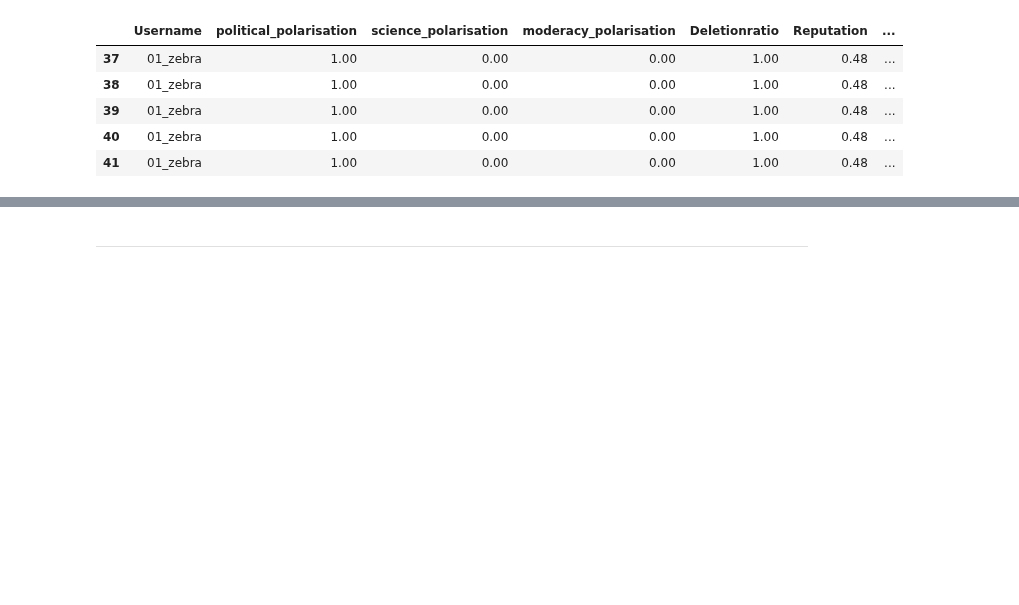
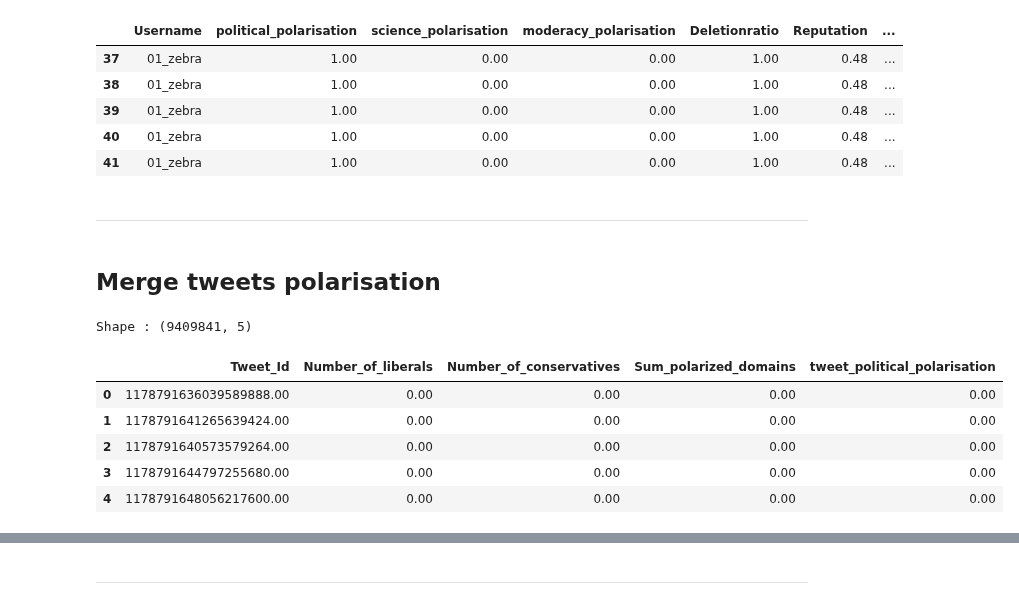
Before and after one commit to MoSamani/Deleted-Tweets, a Jupyter notebook: user_polarisiation/TweetsKB_tweets_of_polarised_users.ipynb, the cells around one changed output, grey strips where cells are left out. Saved outputs shown, nothing was run; the diff lists cells and outputs as text; code cells hidden in the pictures; blank space fills up the shorter version.

```diff
--- a/user_polarisiation/TweetsKB_tweets_of_polarised_users.ipynb
+++ b/user_polarisiation/TweetsKB_tweets_of_polarised_users.ipynb
@@ -136,3 +136,22 @@ df_tweetskb_polarized_users[df_tweetskb_polarized_users['moderacy_polarisation']
 | 39 | 01_zebra | 1.00 | 0.00 | 0.00 | 1.00 | 0.48 | ... |
 | 40 | 01_zebra | 1.00 | 0.00 | 0.00 | 1.00 | 0.48 | ... |
 | 41 | 01_zebra | 1.00 | 0.00 | 0.00 | 1.00 | 0.48 | ... |
+# %% [markdown]
+----------------
+# %% [markdown]
+## Merge tweets polarisation
+# %%
+path = '../data/tweetskb_political_polarized_tweets.tsv'
+
+df_tweetskb_political_polarized_tweets = pd.read_csv(path, sep='\t', error_bad_lines=False, names=['Tweet_Id', 'Number_of_liberals', 'Number_of_conservatives', 'Sum_polarized_domains', 'tweet_political_polarisation'])
+
+print('Shape :', df_tweetskb_political_polarized_tweets.shape)
+df_tweetskb_political_polarized_tweets.head()
+# %% [output]
+Shape : (9409841, 5)
+|  | Tweet_Id | Number_of_liberals | Number_of_conservatives | Sum_polarized_domains | tweet_political_polarisation |
+| 0 | 1178791636039589888.00 | 0.00 | 0.00 | 0.00 | 0.00 |
+| 1 | 1178791641265639424.00 | 0.00 | 0.00 | 0.00 | 0.00 |
+| 2 | 1178791640573579264.00 | 0.00 | 0.00 | 0.00 | 0.00 |
+| 3 | 1178791644797255680.00 | 0.00 | 0.00 | 0.00 | 0.00 |
+| 4 | 1178791648056217600.00 | 0.00 | 0.00 | 0.00 | 0.00 |
```
Also changed, not shown: parts of 4 cells of this notebook, 11 other files.
